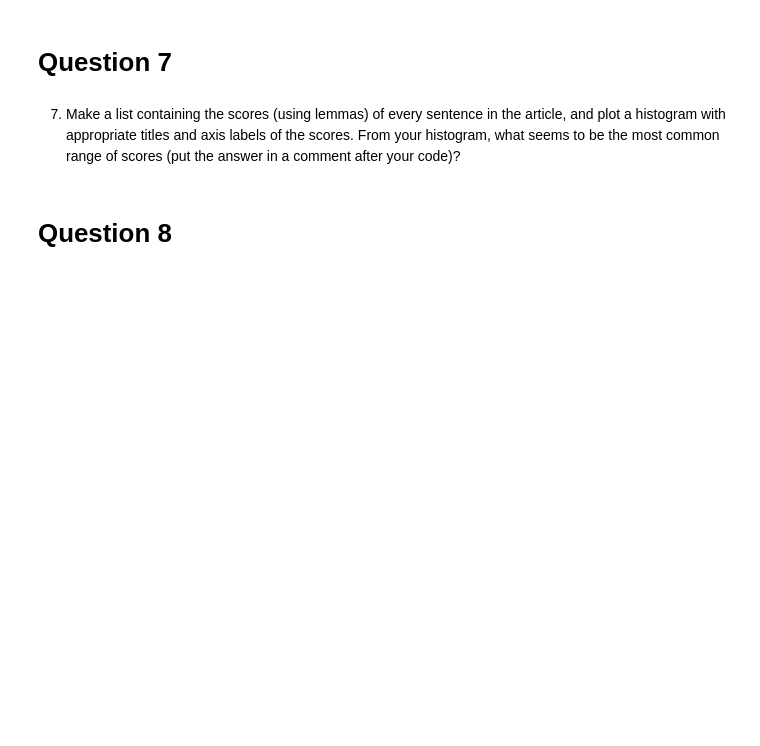
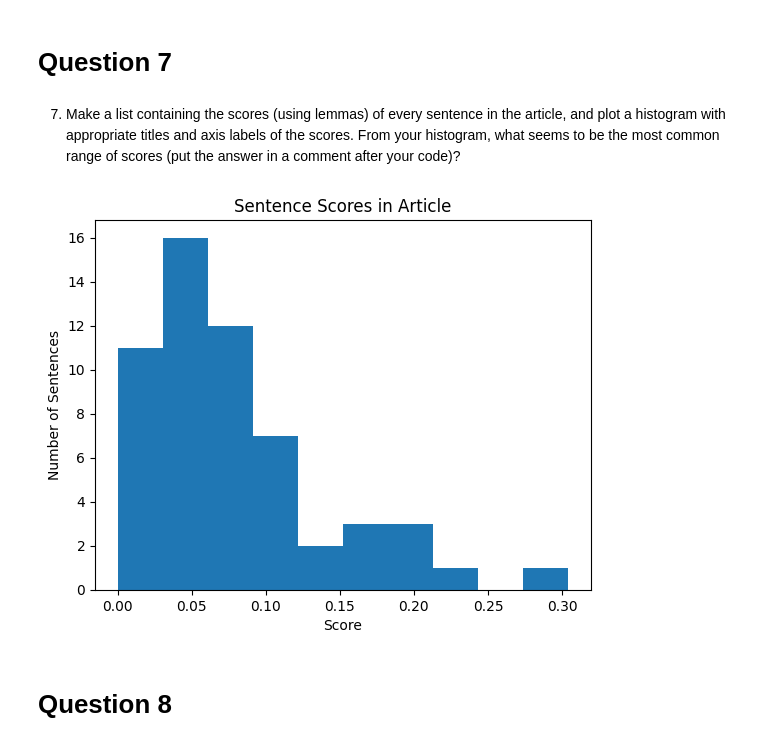
Before and after one commit to andyakiva/web-scraping, a Jupyter notebook: web-scraping.ipynb, the cells around one changed output. Drawn from its saved outputs; the diff is of its cells as text; code cells hidden in the pictures; blank space fills up the shorter version.

Commit message:
Hist 2

```diff
--- a/web-scraping.ipynb
+++ b/web-scraping.ipynb
@@ -247,6 +247,23 @@ plt.show()
 # Question 7
 # %% [markdown]
 7. Make a list containing the scores (using lemmas) of every sentence in the article, and plot a histogram with appropriate titles and axis labels of the scores.  From your histogram, what seems to be the most common range of scores (put the answer in a comment after your code)?
+# %%
+#list of scores
+scores = []
+for sentence in doc.sents:
+    scoreholder = score_sentence_by_lemma(sentence.text,generatelemmas)
+    scores.append(scoreholder)
+
+#plot a histogram
+plt.hist(scores)
+plt.title('Sentence Scores in Article')
+plt.xlabel('Score')
+plt.ylabel('Number of Sentences')
+plt.show()
+
+#The most common score is .05 with a fairly normal distribution with a strong positive skew
+# %% [output]
+[figure, added]
 # %% [markdown]
 # Question 8
 # %% [markdown]
```
